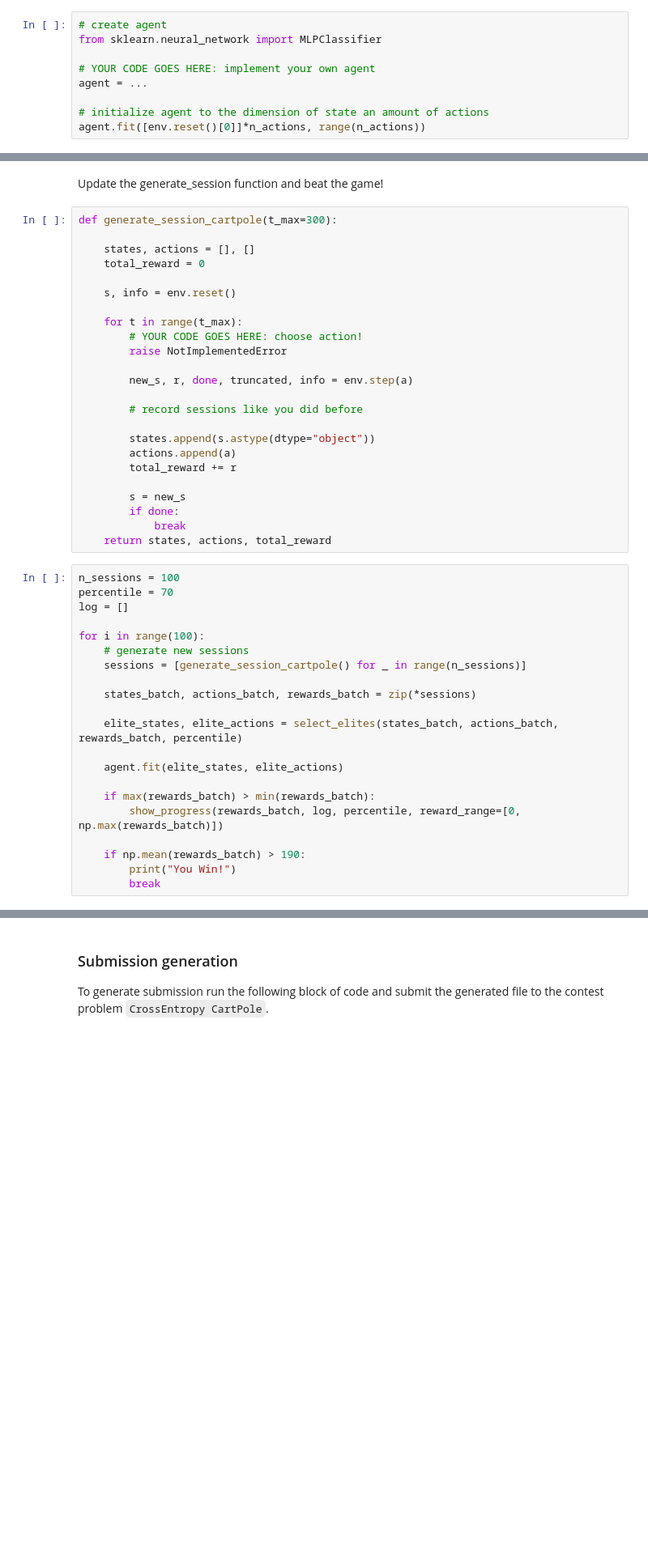
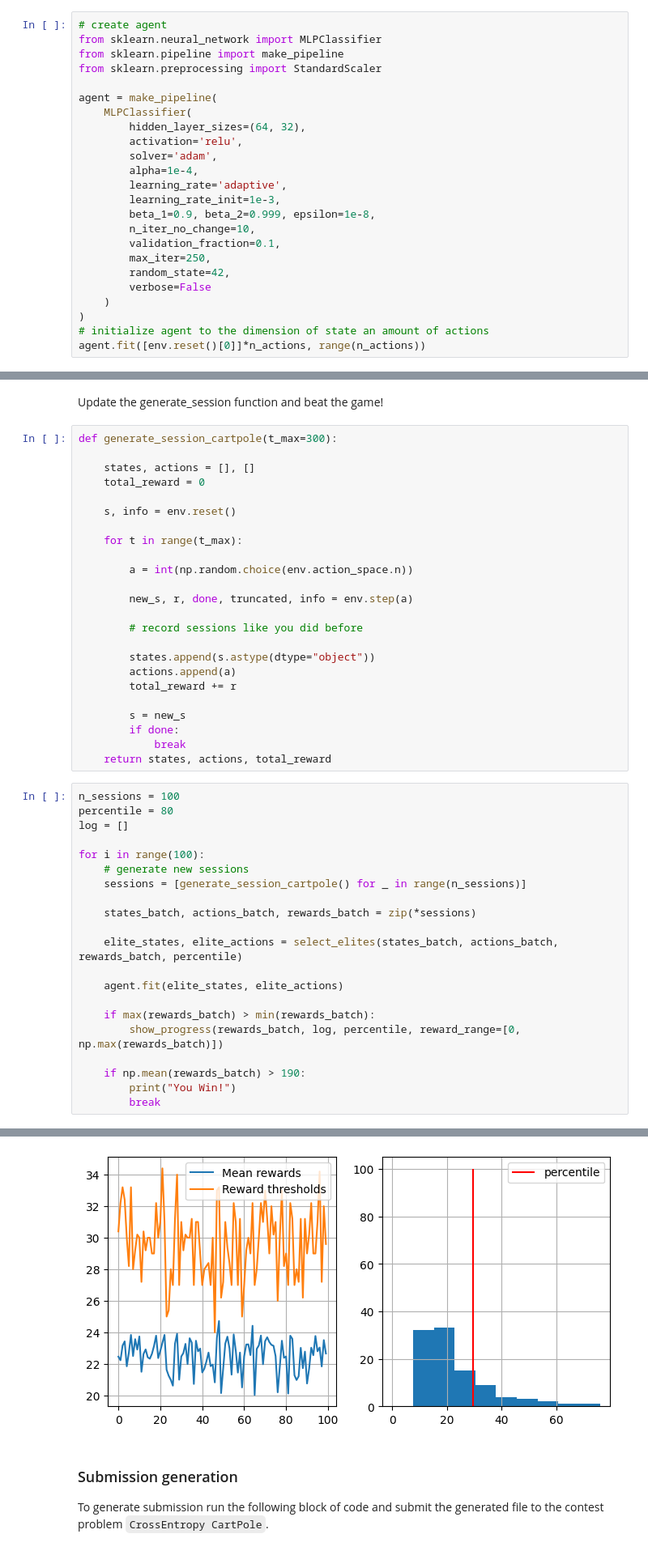
Before and after one commit to babyjhon52/ml-course, a Jupyter notebook: homeworks/hw02_cross_entropy/01_crossentropy_method.ipynb, the cells around one changed output, grey strips where cells are left out. Shown: that part at 81% size. Saved outputs shown, nothing was run; the diff lists cells and outputs as text; blank space fills up the shorter version.

```diff
--- a/homeworks/hw02_cross_entropy/01_crossentropy_method.ipynb
+++ b/homeworks/hw02_cross_entropy/01_crossentropy_method.ipynb
@@ -374,9 +379,24 @@ It is fine to use sklearn for such simple network, but we recommend you write th
 # %%
 # create agent
 from sklearn.neural_network import MLPClassifier
+from sklearn.pipeline import make_pipeline
+from sklearn.preprocessing import StandardScaler
 
-# YOUR CODE GOES HERE: implement your own agent
-agent = ...
-
+agent = make_pipeline(
+    MLPClassifier(
+        hidden_layer_sizes=(64, 32),
+        activation='relu',
+        solver='adam',
+        alpha=1e-4,
+        learning_rate='adaptive',
+        learning_rate_init=1e-3,
+        beta_1=0.9, beta_2=0.999, epsilon=1e-8,
+        n_iter_no_change=10,
+        validation_fraction=0.1,
+        max_iter=250,
+        random_state=42,
+        verbose=False
+    )
+)
 # initialize agent to the dimension of state an amount of actions
 agent.fit([env.reset()[0]]*n_actions, range(n_actions))
@@ -391,8 +416,8 @@ def generate_session_cartpole(t_max=300):
     s, info = env.reset()
 
     for t in range(t_max):
-        # YOUR CODE GOES HERE: choose action!
-        raise NotImplementedError
+
+        a = int(np.random.choice(env.action_space.n))
 
         new_s, r, done, truncated, info = env.step(a)
 
@@ -408,7 +433,7 @@ def generate_session_cartpole(t_max=300):
     return states, actions, total_reward
 # %%
 n_sessions = 100
-percentile = 70
+percentile = 80
 log = []
 
 for i in range(100):
@@ -427,3 +452,4 @@ for i in range(100):
     if np.mean(rewards_batch) > 190:
         print("You Win!")
         break
+# %% [output]
@@ -430,3 +457,4 @@ for i in range(100):
+[figure, added]
 # %% [markdown]
 ### Submission generation
 To generate submission run the following block of code and submit the generated file to the contest problem `CrossEntropy CartPole`.
```
Also changed, not shown: parts of 10 cells of this notebook.
